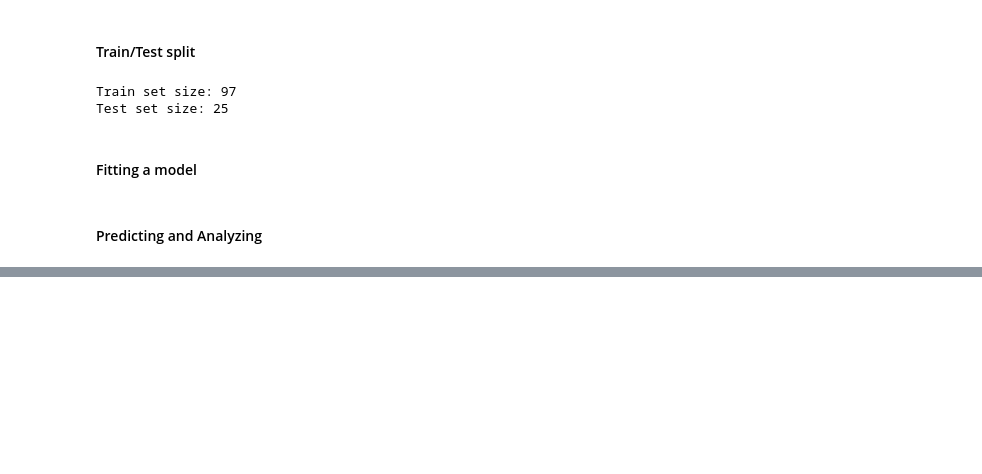
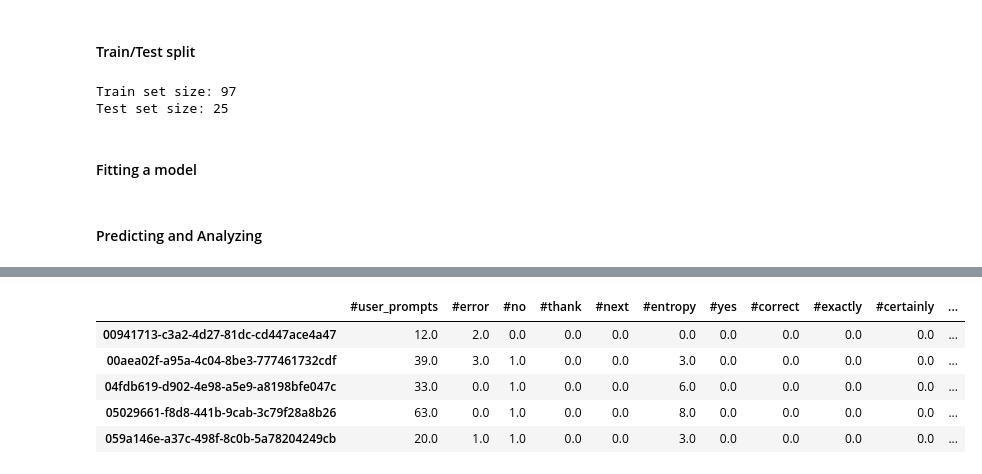
Before and after one commit to canturkmen/CS412-Project, a Jupyter notebook: CS412_Project.ipynb, the cells around one changed output, grey strips where cells are left out. Cells and saved outputs as stored; diff of their text form; code cells hidden in the pictures; blank space fills up the shorter version.

```diff
--- a/CS412_Project.ipynb
+++ b/CS412_Project.ipynb
@@ -715,0 +840,41 @@ Cross-Validation Scores: [288.81422949  85.61003719  62.72285495 567.40422319  4
+# %%
+from sklearn.preprocessing import MinMaxScaler
+import matplotlib.pyplot as plt
+code2features = defaultdict(lambda : defaultdict(int))
+
+keywords2search = ["error", "no", "thank", "next", "Entropy", "yes", "correct", "exactly", "certainly", "sure", "good", "well", "bad", "here", "how"]
+keywords2search = [k.lower() for k in keywords2search]
+
+for code, convs in code2convos.items():
+    if len(convs) == 0:
+        print(code)
+        continue
+    for c in convs:
+        text = c["text"].lower()
+        if c["role"] == "user":
+            # User Prompts
+
+            # count the user prompts
+            code2features[code]["#user_prompts"] += 1
+
+            # count the keywords
+            for kw in keywords2search:
+                code2features[code][f"#{kw}"] +=  len(re.findall(rf"\b{kw}\b", text))
+
+            code2features[code]["prompt_avg_chars"] += len(text)
+        else:
+            # ChatGPT Responses
+            code2features[code]["response_avg_chars"] += len(text)
+
+        code2features[code]["prompt_avg_chars"] /= code2features[code]["#user_prompts"]
+        code2features[code]["response_avg_chars"] /= code2features[code]["#user_prompts"]
+# %%
+df = pd.DataFrame(code2features).T
+df.head(5)
+# %% [output]
+|  | #user_prompts | #error | #no | #thank | #next | #entropy | #yes | #correct | #exactly | #certainly | ... |
+| 00941713-c3a2-4d27-81dc-cd447ace4a47 | 12.0 | 2.0 | 0.0 | 0.0 | 0.0 | 0.0 | 0.0 | 0.0 | 0.0 | 0.0 | ... |
+| 00aea02f-a95a-4c04-8be3-777461732cdf | 39.0 | 3.0 | 1.0 | 0.0 | 0.0 | 3.0 | 0.0 | 0.0 | 0.0 | 0.0 | ... |
+| 04fdb619-d902-4e98-a5e9-a8198bfe047c | 33.0 | 0.0 | 1.0 | 0.0 | 0.0 | 6.0 | 0.0 | 0.0 | 0.0 | 0.0 | ... |
+| 05029661-f8d8-441b-9cab-3c79f28a8b26 | 63.0 | 0.0 | 1.0 | 0.0 | 0.0 | 8.0 | 0.0 | 0.0 | 0.0 | 0.0 | ... |
+| 059a146e-a37c-498f-8c0b-5a78204249cb | 20.0 | 1.0 | 1.0 | 0.0 | 0.0 | 3.0 | 0.0 | 0.0 | 0.0 | 0.0 | ... |
```
Also changed, not shown: parts of 23 cells of this notebook.
